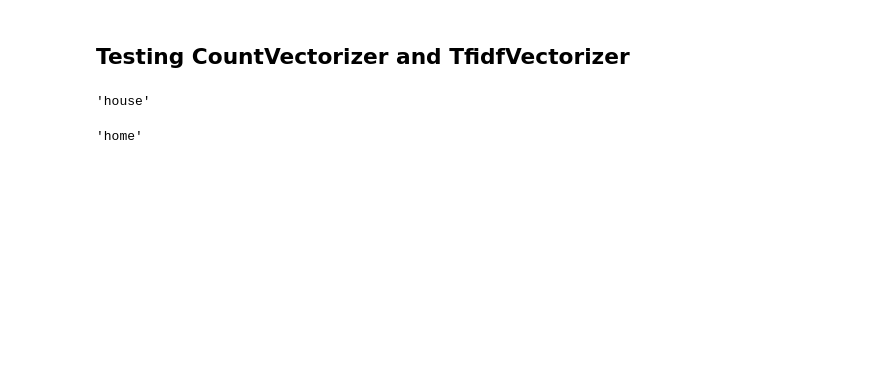
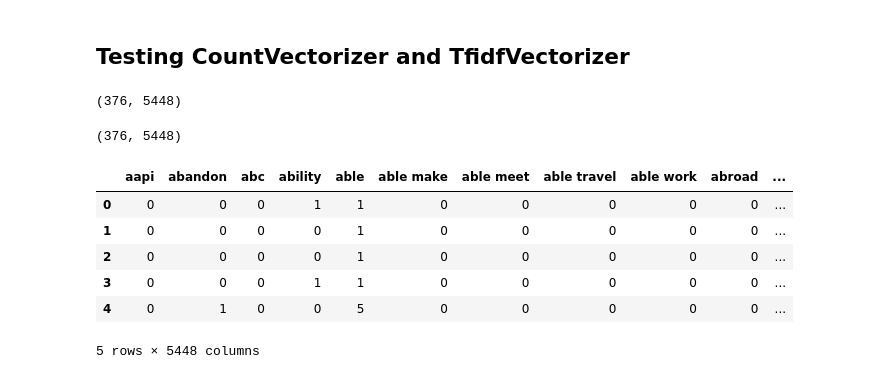
Before and after one commit to binh748/queer-asian-stories, a Jupyter notebook: notebooks/topic_modeling.ipynb, the cells around one changed output. Saved outputs shown, nothing was run; the diff lists cells and outputs as text; code cells hidden in the pictures; blank space fills up the shorter version.

```diff
--- a/notebooks/topic_modeling.ipynb
+++ b/notebooks/topic_modeling.ipynb
@@ -100,0 +118,2 @@ clean_g3s_corpus[0]
+# %%
+docs = list(nlp.pipe(clean_combined_corpus))
@@ -100,0 +124,6 @@ clean_g3s_corpus[0]
+# %%
+# Lemmatize all the docs so I get all words reduced to their dictionary (lemma) forms
+lemmatized_docs = []
+for doc in docs:
+    # Don't lemmatize the word if it's a pronoun
+    lemmatized_docs.append(' '.join([token.lemma_ if token.lemma_ != '-PRON-' else token.text for token in doc]))
@@ -101,13 +150,5 @@ clean_g3s_corpus[0]
 # %% [markdown]
 ## Testing CountVectorizer and TfidfVectorizer ##
-# %%
-wordnet_lemmatizer = WordNetLemmatizer()
-# words = ['coming', 'come']
-wordnet_lemmatizer.lemmatize('house', 'v')
-wordnet_lemmatizer.lemmatize('home', 'v')
-# %% [output]
-'house'
-'home'
 # %%
 cv = CountVectorizer(stop_words=custom_stop_words, ngram_range=(1, 2), min_df=3)
-X = cv.fit_transform(clean_gd_corpus).toarray()
+cv_X = cv.fit_transform(lemmatized_docs).toarray()
@@ -113,0 +158,6 @@ X = cv.fit_transform(clean_gd_corpus).toarray()
+# %%
+cv_X.shape
+tfidf_X.shape
+# %% [output]
+(376, 5448)
+(376, 5448)
@@ -113,0 +167,10 @@ X = cv.fit_transform(clean_gd_corpus).toarray()
+# %%
+cv_doc_term.head()
+# %% [output]
+|  | aapi | abandon | abc | ability | able | able make | able meet | able travel | able work | abroad | ... |
+| 0 | 0 | 0 | 0 | 1 | 1 | 0 | 0 | 0 | 0 | 0 | ... |
+| 1 | 0 | 0 | 0 | 0 | 1 | 0 | 0 | 0 | 0 | 0 | ... |
+| 2 | 0 | 0 | 0 | 0 | 1 | 0 | 0 | 0 | 0 | 0 | ... |
+| 3 | 0 | 0 | 0 | 1 | 1 | 0 | 0 | 0 | 0 | 0 | ... |
+| 4 | 0 | 1 | 0 | 0 | 5 | 0 | 0 | 0 | 0 | 0 | ... |
+5 rows × 5448 columns
```
Also changed, not shown: parts of 31 cells of this notebook.
